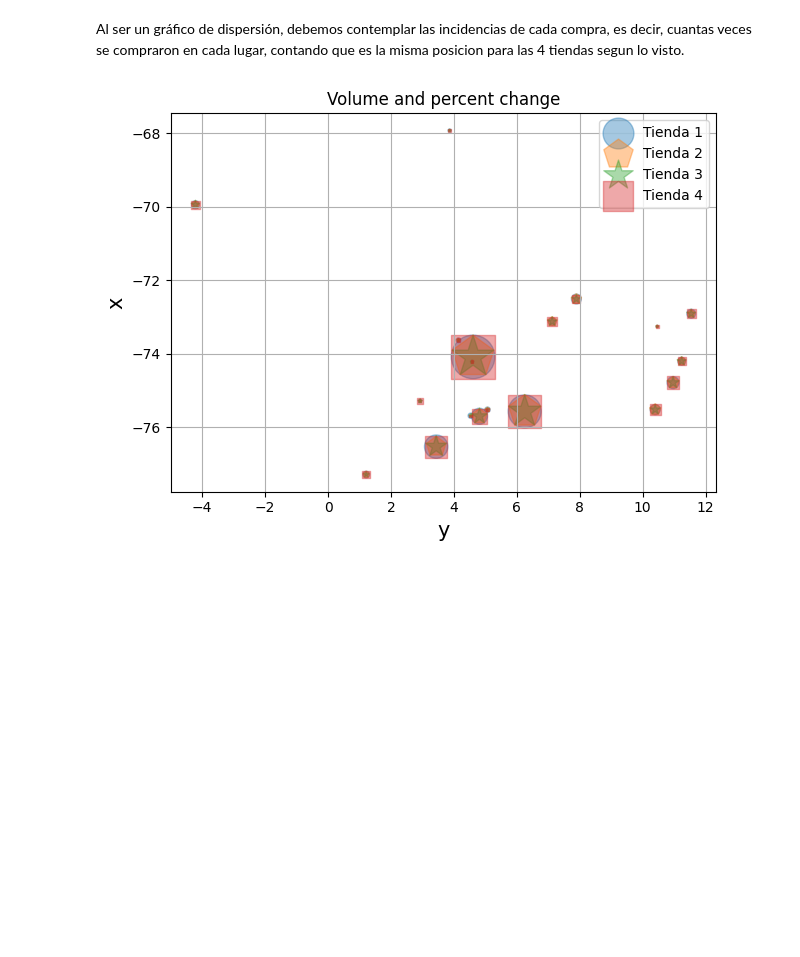
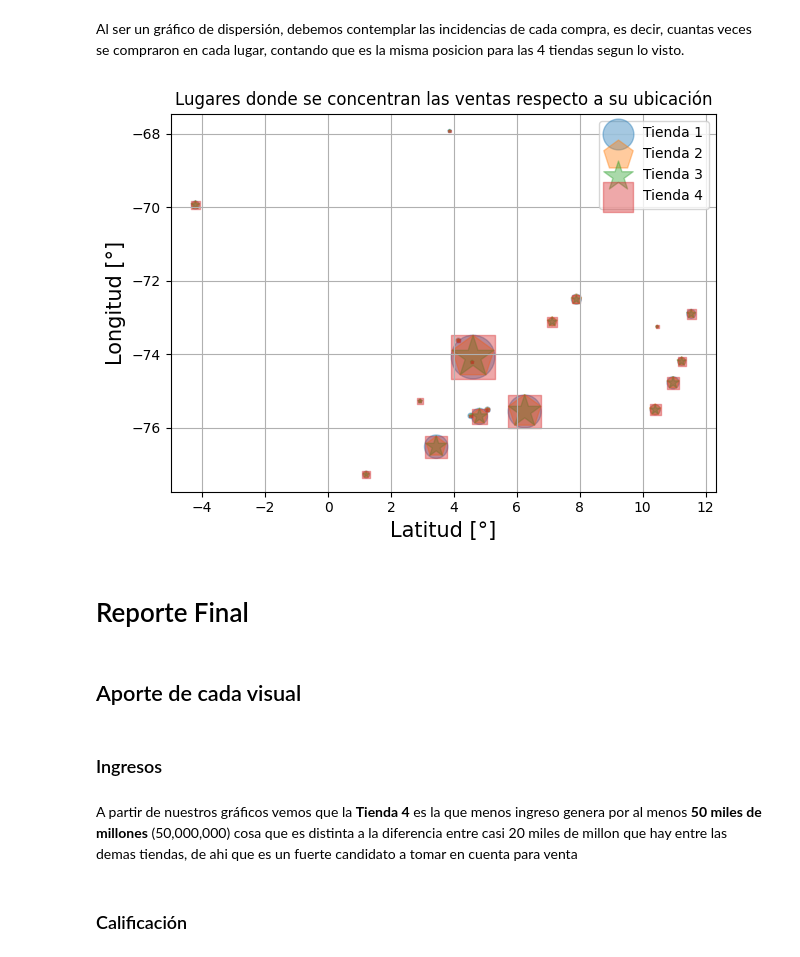
Before and after one commit to marmalux/portafolio_ciencia_datos, a Jupyter notebook: AluraStoreLatam.ipynb, the cells around one changed output. Cells and saved outputs as stored; diff of their text form; code cells hidden in the pictures; blank space fills up the shorter version.

```diff
--- a/AluraStoreLatam.ipynb
+++ b/AluraStoreLatam.ipynb
@@ -288,19 +289,29 @@ longitud4 =tienda4.lon.value_counts().index
 # %%
 #Gráfico de dispersion para las 4 tiendas, tienen lugares similares
 fig, ax = plt.subplots()
 
 ax.scatter(latitud1,longitud1,marker="o",s=cantidad1,alpha= 0.4,label = "Tienda 1")
 ax.scatter(latitud2,longitud2,marker="p",s=cantidad2,alpha= 0.4,label = "Tienda 2")
 ax.scatter(latitud3,longitud3,marker="*",s=cantidad3,alpha= 0.4,label = "Tienda 3")
 ax.scatter(latitud4,longitud4,marker = "s",s=cantidad4,alpha= 0.4,label = "Tienda 4")
 
-ax.set_xlabel("y", fontsize=15)
-ax.set_ylabel("x", fontsize=15)
-ax.set_title('Volume and percent change')
+ax.set_xlabel("Latitud [°]", fontsize=15)
+ax.set_ylabel("Longitud [°]", fontsize=15)
+ax.set_title('Lugares donde se concentran las ventas respecto a su ubicación')
 ax.legend()
 ax.grid(True)
 fig.tight_layout()
 
 plt.show()
 # %% [output]
-[figure, old version]
+[figure, new version]
+# %% [markdown]
+# Reporte Final
+# %% [markdown]
+## Aporte de cada visual
+# %% [markdown]
+### Ingresos
+# %% [markdown]
+A partir de nuestros gráficos vemos que la **Tienda 4** es la que menos ingreso genera por al menos **50 miles de millones** (50,000,000) cosa que es distinta a la diferencia entre casi 20 miles de millon que hay entre las demas tiendas, de ahi que es un fuerte candidato a tomar en cuenta para venta
+# %% [markdown]
+### Calificación
```
Also changed, not shown: parts of 10 cells of this notebook.
